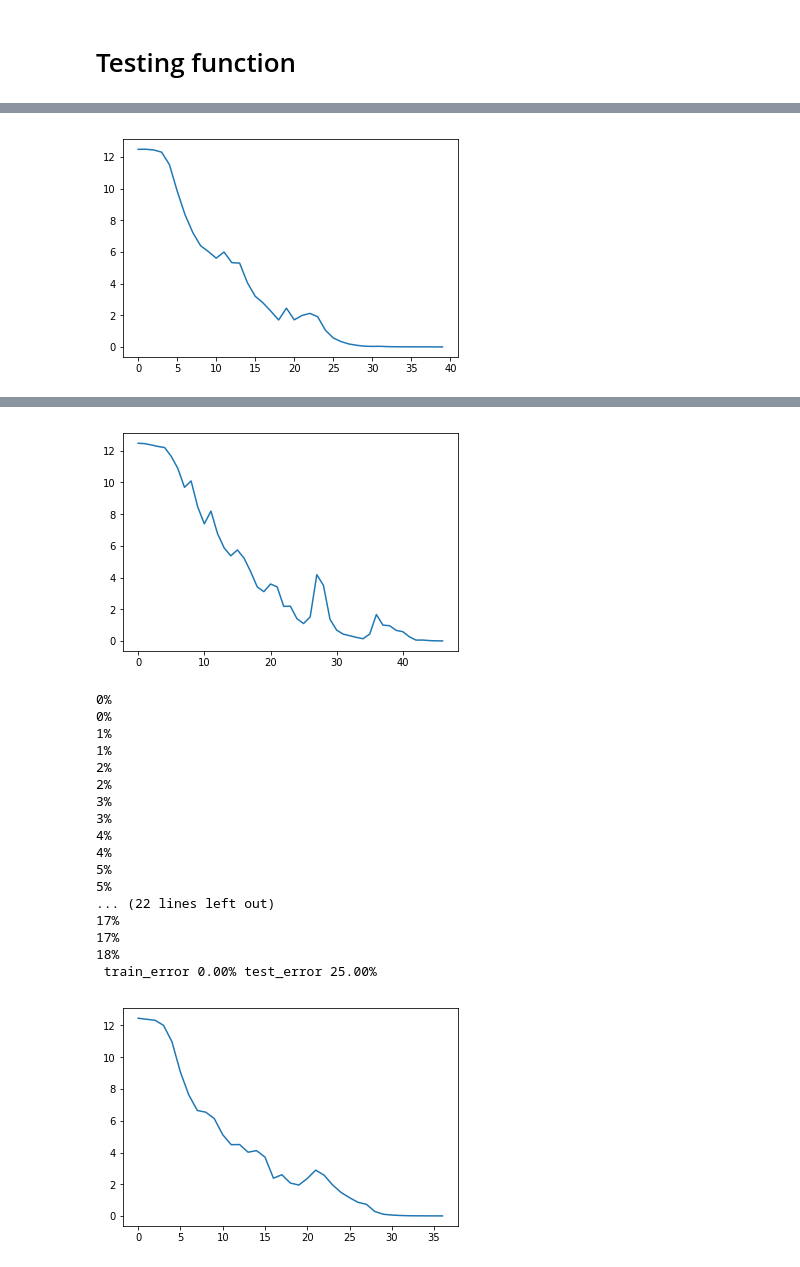
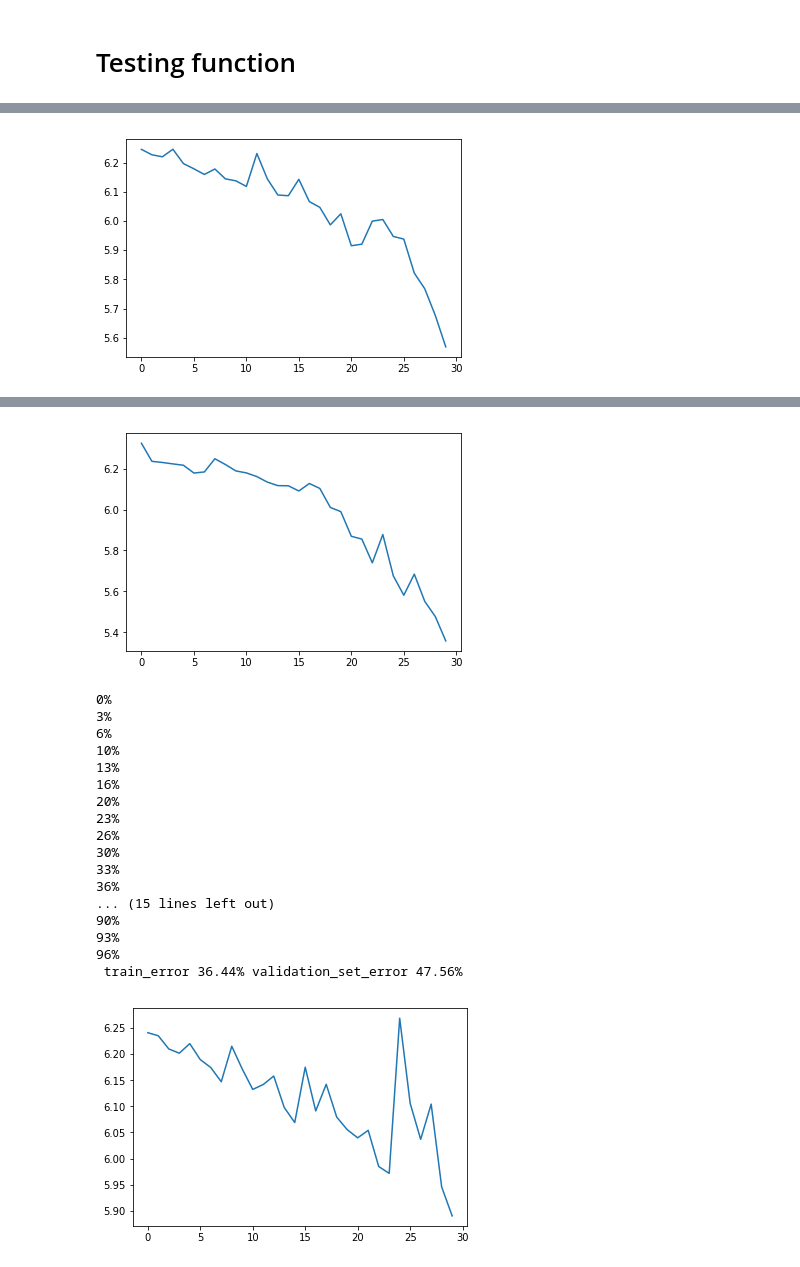
Before and after one commit to vndk36/DLC_mini_project_1, a Jupyter notebook: MiniProject1_DLC.ipynb, the cells around one changed output, grey strips where cells are left out. Cells and saved outputs as stored; diff of their text form; code cells hidden in the pictures.

Commit message:
Validation target created and dropout
Dropout well implemented

```diff
--- a/MiniProject1_DLC.ipynb
+++ b/MiniProject1_DLC.ipynb
@@ -107,15 +107,17 @@ test_input, test_target = load("data",False, False)
 train_input, train_target, test_input, test_target = \
 Variable(train_input.narrow(0, 0,300)), Variable(train_target.narrow(0,0,300)), Variable(test_input), Variable(test_target)
 
-def valSet(train_input,percentageVal):
+def valSet(train_input, train_target,percentageVal):
 
     permutation = torch.randperm(train_input.size()[0])
     sizeVal=round(percentageVal/100*train_input.size()[0])
 
-    validation_set=train_input[permutation].narrow(0,0,sizeVal)
+    validation_set_input=train_input[permutation].narrow(0,0,sizeVal)
+    validation_set_target=train_target[permutation].narrow(0,0,sizeVal)
     new_train_input=train_input[permutation].narrow(0,sizeVal,train_input.size()[0]-sizeVal)
+    new_train_target=train_target[permutation].narrow(0,sizeVal,train_input.size()[0]-sizeVal)
 
-    return new_train_input, validation_set
+    return new_train_input, new_train_target, validation_set_input, validation_set_target
 
 
 #adding white noise to the signal
@@ -153,7 +155,9 @@ train_target=torch.cat((train_target, train_target), 0)
 
 
 
-train_input, validation_set = valSet(train_input,50)
+train_input,train_target, validation_set_input, validation_set_target = valSet(train_input, train_target, 5.5)
 print(train_input.size())
-print(validation_set.size())
+print(train_target.size())
+print(validation_set_input.size())
+print(validation_set_target.size())
 # %% [output]
@@ -166,6 +172,7 @@ torch.Size([450, 28, 50])
 def train_model(model, train_input, train_target, loss_plot, nb_epochs, batch_size):
     lr = 1e-3
     step_size = 20
+    model.train()
 
 
     criterion = nn.CrossEntropyLoss()
@@ -388,10 +395,10 @@ class NetGIT(nn.Module):
 class NetOLDANDDUMB(nn.Module):
     def __init__(self, nb_hidden):
         super(NetOLDANDDUMB, self).__init__()
-        self.conv1 = nn.Conv1d(28, 32, kernel_size=3)
-        self.conv2 = nn.Conv1d(32, 32, kernel_size=3)
+        self.conv1 = nn.Conv1d(28, 64, kernel_size=3)
+        self.conv2 = nn.Conv1d(64, 64, kernel_size=3)
         #self.conv3 = nn.Conv1d(32, 32, kernel_size=3)
-        self.fc1 = nn.Linear(32*11, nb_hidden)
+        self.fc1 = nn.Linear(64*11, nb_hidden)
 
         #self.fc2 = nn.Linear(nb_hidden*3, nb_hidden)
         self.fc3 = nn.Linear(nb_hidden, 2)
@@ -399,15 +406,16 @@ class NetOLDANDDUMB(nn.Module):
 
 
     def forward(self, x):
-        nn.Dropout(p = 0.7)
         x = F.relu(F.max_pool1d(self.conv1(x), kernel_size=2, stride=2))
-        nn.Dropout(p = 0.7)
         x = F.relu(F.max_pool1d(self.conv2(x), kernel_size=2, stride=2))
         #x = F.relu(F.max_pool1d(self.conv3(x), kernel_size=2, stride=2))
+        #x = F.dropout(x, p = 0.2)
+        nn.Dropout()
         x = F.relu(self.fc1(x.view(-1,x.data.size()[1]* x.data.size()[2])))
         #x = F.relu(self.fc2(x))
         #x = F.relu(self.fc2(x))
         #x = self.dropout(x)
+        nn.Dropout()
         x = self.fc3(x)
         return x
 # %%
@@ -439,12 +447,12 @@ class NetOLDANDDUMB2(nn.Module):
 # %% [markdown]
 # Loading the right model
 # %%
-model = NetOLDANDDUMB2(150)
+model = NetOLDANDDUMB(150)
 # %% [markdown]
 # Testing function
 # %%
 # test multiple prior init
-nb_epochs =  200
+nb_epochs =  30
 batch_size = 50
 
 
@@ -457,9 +465,9 @@ for i in range(0,nb_training):
 
 
 
-    print(' train_error {:.02f}% test_error {:.02f}%'.format(
-                compute_nb_errors(model, train_input, train_target, 20) / train_input.size(0) * 100,
-                compute_nb_errors(model, test_input, test_target, 50) / test_input.size(0) * 100))
+    print(' train_error {:.02f}% validation_set_error {:.02f}%'.format(
+                compute_nb_errors(model, train_input, train_target, 50) / train_input.size(0) * 100,
+                compute_nb_errors(model, validation_set_input, validation_set_target, 50) / validation_set_input.size(0) * 100))
     #loss_plot
     for p in model.parameters(): p.data.normal_(0, 0.01)
     plt.plot(range(epochs_reached+1),loss_plot)
@@ -485,2 +493,2 @@ for i in range(0,nb_training):
-[figure, old version]
+[figure, new version]
 0%
@@ -503,19 +511,19 @@ for i in range(0,nb_training):
-[figure, old version]
+[figure, new version]
 0%
-0%
-1%
-1%
-2%
-2%
 3%
-3%
-4%
-4%
-5%
-5%
-... (22 lines left out)
-17%
-17%
-18%
- train_error 0.00% test_error 25.00%
+6%
+10%
+13%
+16%
+20%
+23%
+26%
+30%
+33%
+36%
+... (15 lines left out)
+90%
+93%
+96%
+ train_error 36.44% validation_set_error 47.56%
-[figure, old version]
+[figure, new version]
```
Also changed, not shown: parts of 3 cells of this notebook.
